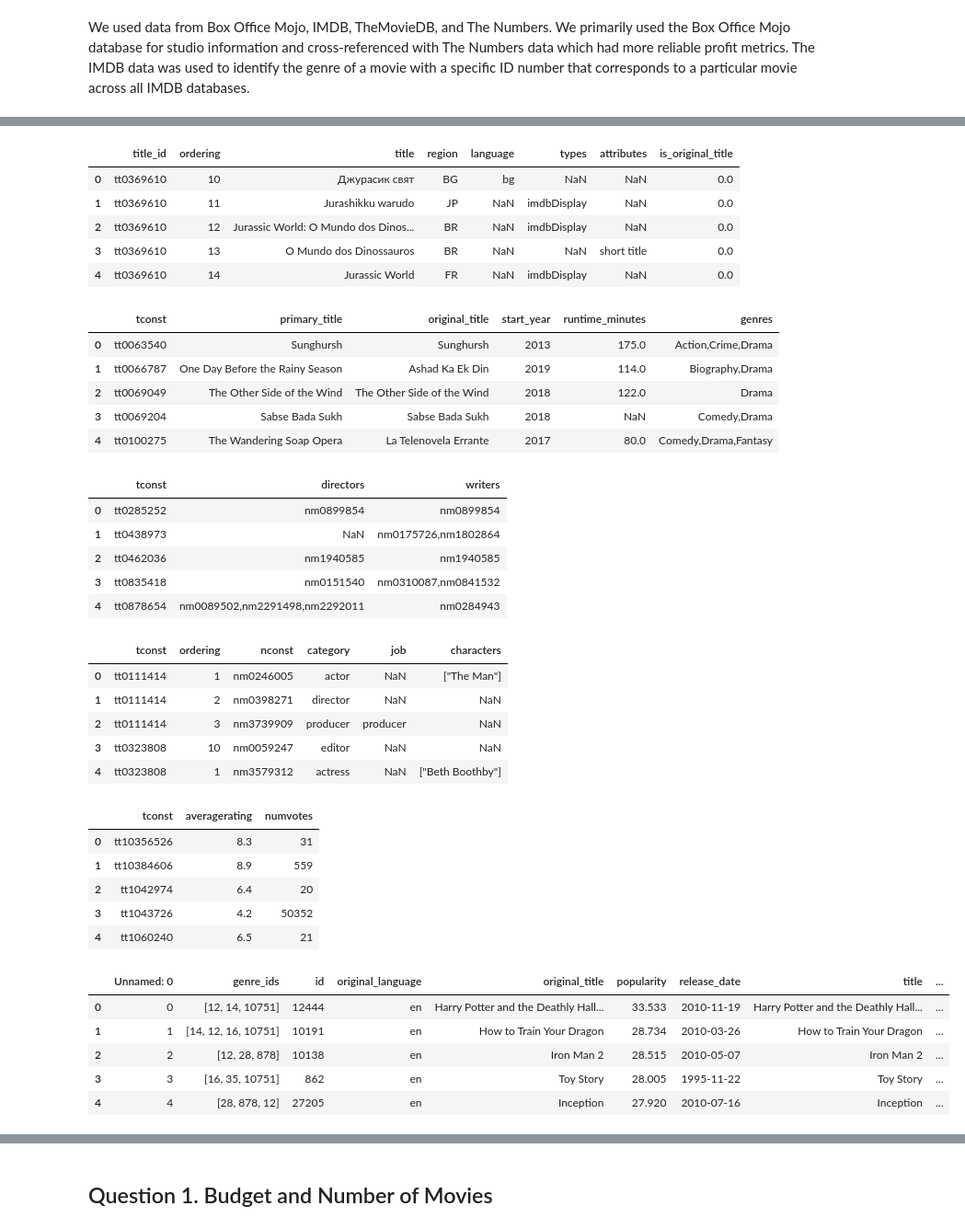
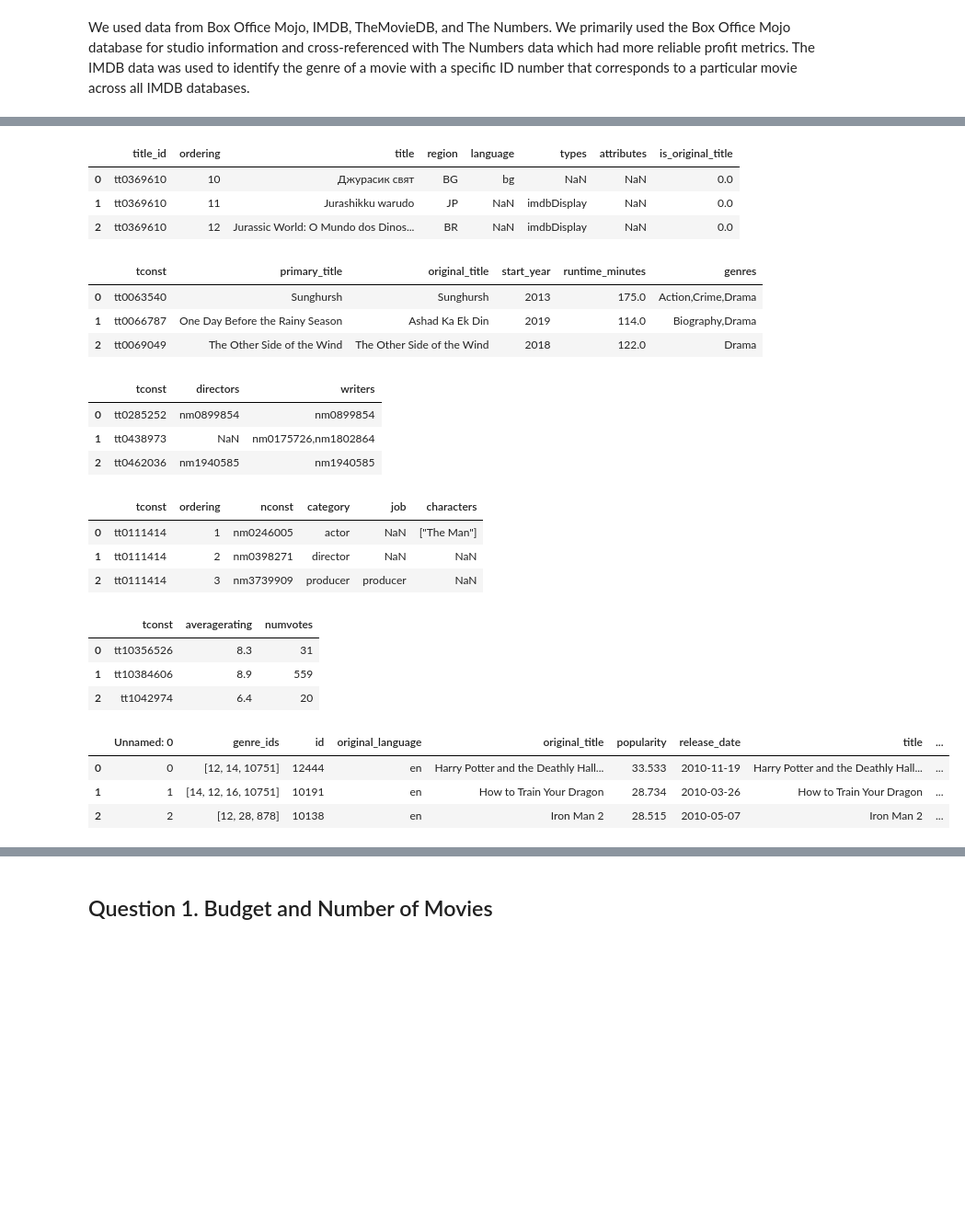
Before and after one commit to dameeech/Phase_1_Microsoft_Project, a Jupyter notebook: Phase1_Final.ipynb, the cells around one changed output, grey strips where cells are left out. Shown at 92% size. Cells and saved outputs as stored; diff of their text form; code cells hidden in the pictures; blank space fills up the shorter version.

```diff
--- a/Phase1_Final.ipynb
+++ b/Phase1_Final.ipynb
@@ -76,55 +72,43 @@ imdb_name_basics.head()
 # %%
-imdb_title_akas.head()
+imdb_title_akas.head(3)
 # %% [output]
 |  | title_id | ordering | title | region | language | types | attributes | is_original_title |
 | 0 | tt0369610 | 10 | Джурасик свят | BG | bg | NaN | NaN | 0.0 |
 | 1 | tt0369610 | 11 | Jurashikku warudo | JP | NaN | imdbDisplay | NaN | 0.0 |
 | 2 | tt0369610 | 12 | Jurassic World: O Mundo dos Dinos... | BR | NaN | imdbDisplay | NaN | 0.0 |
-| 3 | tt0369610 | 13 | O Mundo dos Dinossauros | BR | NaN | NaN | short title | 0.0 |
-| 4 | tt0369610 | 14 | Jurassic World | FR | NaN | imdbDisplay | NaN | 0.0 |
 # %%
-imdb_title_basics.head()
+imdb_title_basics.head(3)
 # %% [output]
 |  | tconst | primary_title | original_title | start_year | runtime_minutes | genres |
 | 0 | tt0063540 | Sunghursh | Sunghursh | 2013 | 175.0 | Action,Crime,Drama |
 | 1 | tt0066787 | One Day Before the Rainy Season | Ashad Ka Ek Din | 2019 | 114.0 | Biography,Drama |
 | 2 | tt0069049 | The Other Side of the Wind | The Other Side of the Wind | 2018 | 122.0 | Drama |
-| 3 | tt0069204 | Sabse Bada Sukh | Sabse Bada Sukh | 2018 | NaN | Comedy,Drama |
-| 4 | tt0100275 | The Wandering Soap Opera | La Telenovela Errante | 2017 | 80.0 | Comedy,Drama,Fantasy |
 # %%
-imdb_title_crew.head()
+imdb_title_crew.head(3)
 # %% [output]
 |  | tconst | directors | writers |
 | 0 | tt0285252 | nm0899854 | nm0899854 |
 | 1 | tt0438973 | NaN | nm0175726,nm1802864 |
 | 2 | tt0462036 | nm1940585 | nm1940585 |
-| 3 | tt0835418 | nm0151540 | nm0310087,nm0841532 |
-| 4 | tt0878654 | nm0089502,nm2291498,nm2292011 | nm0284943 |
 # %%
-imdb_title_principals.head()
+imdb_title_principals.head(3)
 # %% [output]
 |  | tconst | ordering | nconst | category | job | characters |
 | 0 | tt0111414 | 1 | nm0246005 | actor | NaN | ["The Man"] |
 | 1 | tt0111414 | 2 | nm0398271 | director | NaN | NaN |
 | 2 | tt0111414 | 3 | nm3739909 | producer | producer | NaN |
-| 3 | tt0323808 | 10 | nm0059247 | editor | NaN | NaN |
-| 4 | tt0323808 | 1 | nm3579312 | actress | NaN | ["Beth Boothby"] |
 # %%
-imdb_title_ratings.head()
+imdb_title_ratings.head(3)
 # %% [output]
 |  | tconst | averagerating | numvotes |
 | 0 | tt10356526 | 8.3 | 31 |
 | 1 | tt10384606 | 8.9 | 559 |
 | 2 | tt1042974 | 6.4 | 20 |
-| 3 | tt1043726 | 4.2 | 50352 |
-| 4 | tt1060240 | 6.5 | 21 |
 # %%
-tmdb_movies.head()
+tmdb_movies.head(3)
 # %% [output]
 |  | Unnamed: 0 | genre_ids | id | original_language | original_title | popularity | release_date | title | ... |
 | 0 | 0 | [12, 14, 10751] | 12444 | en | Harry Potter and the Deathly Hall... | 33.533 | 2010-11-19 | Harry Potter and the Deathly Hall... | ... |
 | 1 | 1 | [14, 12, 16, 10751] | 10191 | en | How to Train Your Dragon | 28.734 | 2010-03-26 | How to Train Your Dragon | ... |
 | 2 | 2 | [12, 28, 878] | 10138 | en | Iron Man 2 | 28.515 | 2010-05-07 | Iron Man 2 | ... |
-| 3 | 3 | [16, 35, 10751] | 862 | en | Toy Story | 28.005 | 1995-11-22 | Toy Story | ... |
-| 4 | 4 | [28, 878, 12] | 27205 | en | Inception | 27.920 | 2010-07-16 | Inception | ... |
 # %%
```
Also changed, not shown: parts of 22 cells of this notebook.
